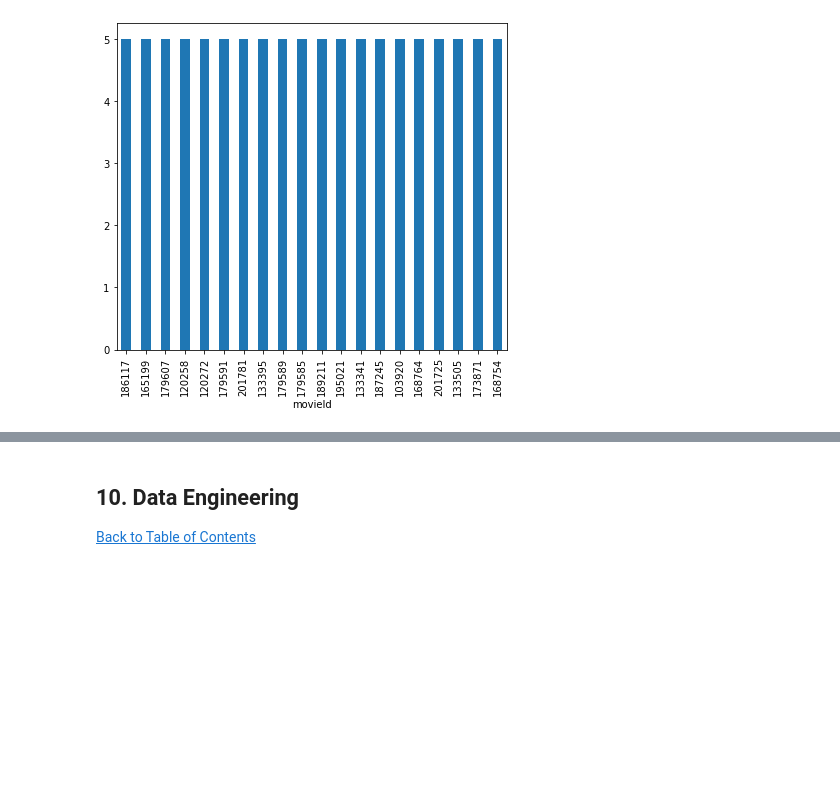
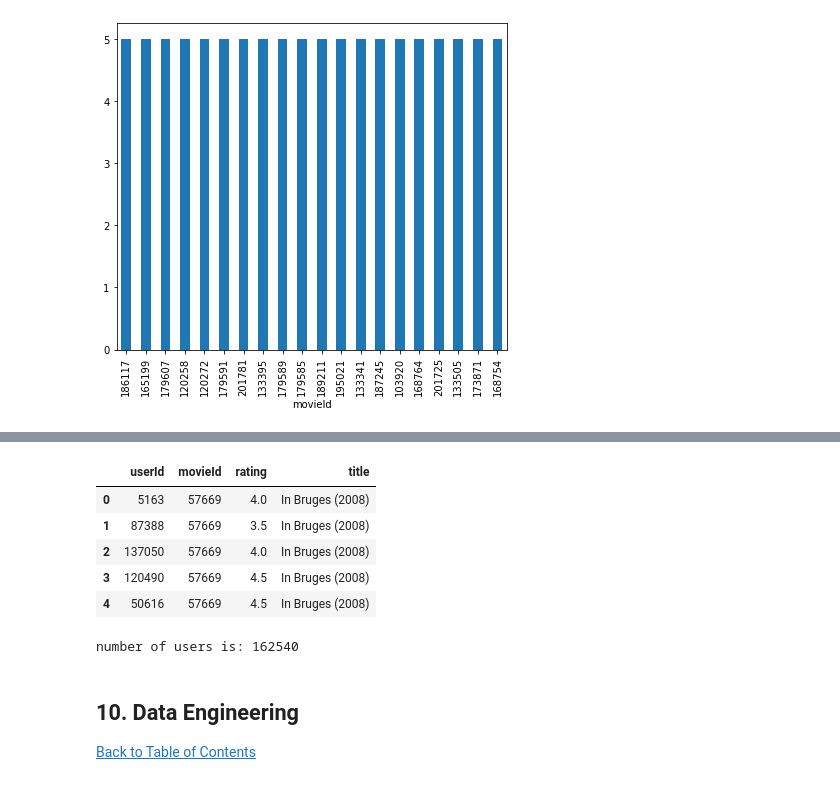
Before and after one commit to macchime/ES4_Unsupervised, a Jupyter notebook: TES4.ipynb, the cells around one changed output, grey strips where cells are left out. Drawn from its saved outputs; the diff is of its cells as text; code cells hidden in the pictures; blank space fills up the shorter version.

```diff
--- a/TES4.ipynb
+++ b/TES4.ipynb
@@ -482,0 +532,15 @@ low_rated_movies.head(20).plot(kind='bar', figsize=(7,5));
+# %%
+final_train = pd.merge(train_main, agg_ratings_5000[['title']], on='title', how= 'inner')
+final_train.head()
+# %% [output]
+|  | userId | movieId | rating | title |
+| 0 | 5163 | 57669 | 4.0 | In Bruges (2008) |
+| 1 | 87388 | 57669 | 3.5 | In Bruges (2008) |
+| 2 | 137050 | 57669 | 4.0 | In Bruges (2008) |
+| 3 | 120490 | 57669 | 4.5 | In Bruges (2008) |
+| 4 | 50616 | 57669 | 4.5 | In Bruges (2008) |
+# %%
+#Number of Users
+print("number of users is:",final_train['userId'].nunique())
+# %% [output]
+number of users is: 162540
```
Also changed, not shown: parts of 13 cells of this notebook.
